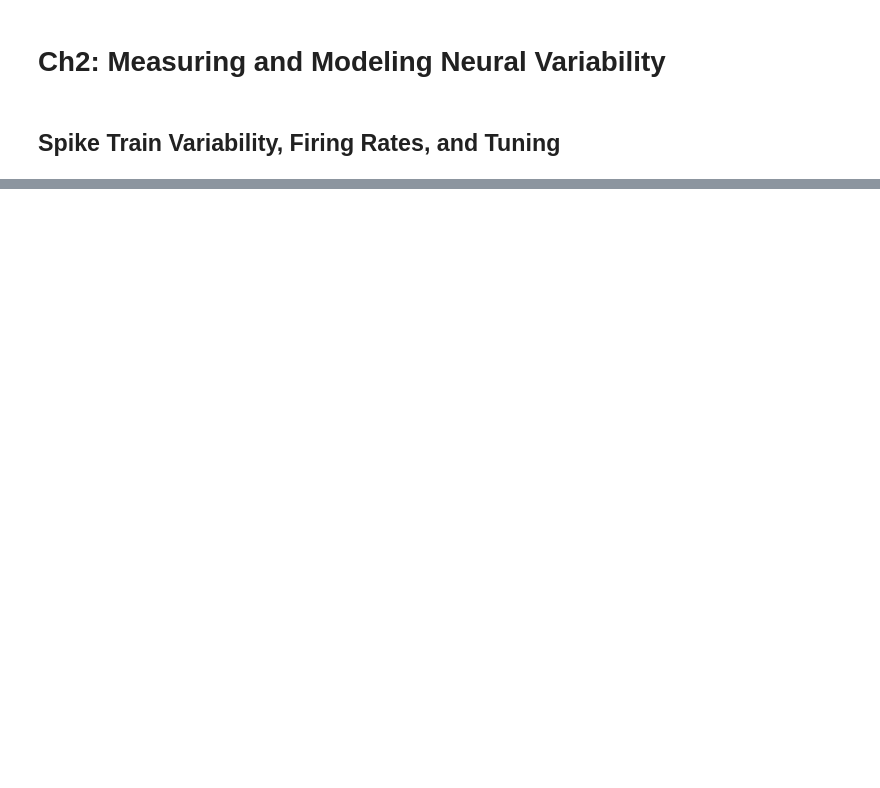
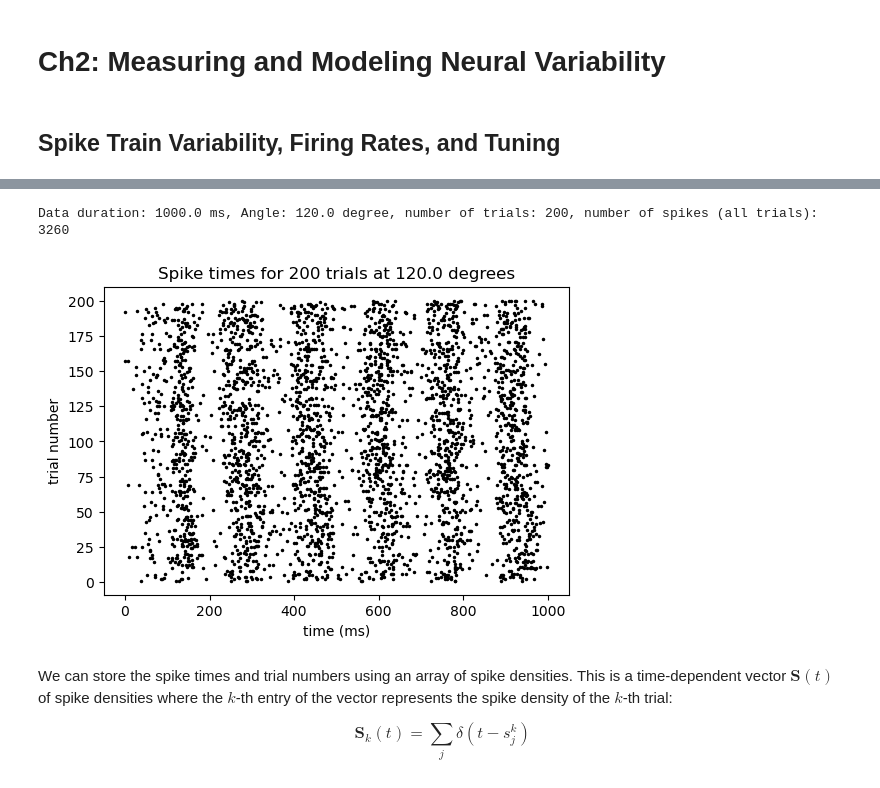
Before and after one commit to yuesha-yc/ModelingNeuralCircuits, a Jupyter notebook: NeuralDynamics.ipynb, the cells around one changed output, grey strips where cells are left out. Saved outputs shown, nothing was run; the diff lists cells and outputs as text; code cells hidden in the pictures; blank space fills up the shorter version.

```diff
--- a/NeuralDynamics.ipynb
+++ b/NeuralDynamics.ipynb
@@ -1114,0 +1557,8 @@ Notice how the spike timing is very similar to a current-based synapse model.
+# %%
+# Load the data from a file
+try:
+    data = np.load('./DataFiles/SpikeTimes1Neuron1Theta.npz', allow_pickle=True)
+except:
+    url = "https://raw.githubusercontent.com/RobertRosenbaum/ModelingNeuralCircuits/master/DataFiles/SpikeTimes1Neuron1Theta.npz"
+    file = np.DataSource().open(url)
+    data = np.load(file.name, allow_pickle=True)
@@ -1114,0 +1571,23 @@ Notice how the spike timing is very similar to a current-based synapse model.
+# %%
+# Extract the data from the data dictionary to arrays.
+SpikeTimes=data['SpikeTimes']
+TrialNumbers=data['TrialNumbers']
+T=data['T']
+theta=data['theta']
+
+# report basic info
+print(f"Data duration: {T} ms, Angle: {theta} degree, number of trials: {len(np.unique(TrialNumbers))}, number of spikes (all trials): {len(SpikeTimes)}")
+# %% [output]
+Data duration: 1000.0 ms, Angle: 120.0 degree, number of trials: 200, number of spikes (all trials): 3260
+# %%
+plt.plot(SpikeTimes, TrialNumbers, '.', c='black')
+plt.xlabel('time (ms)')
+plt.ylabel('trial number')
+plt.title(f'Spike times for {len(np.unique(TrialNumbers))} trials at {theta} degrees')
+plt.show()
+# %% [output]
+[figure, added]
+# %% [markdown]
+We can store the spike times and trial numbers using an array of spike densities. This is a time-dependent vector $\mathbf{S}(t)$ of spike densities where the $k$-th entry of the vector represents the spike density of the $k$-th trial:
+
+$$ \mathbf{S}_k(t) = \sum_j \delta(t-s_j^k) $$
```
Also changed, not shown: parts of 29 cells of this notebook.
